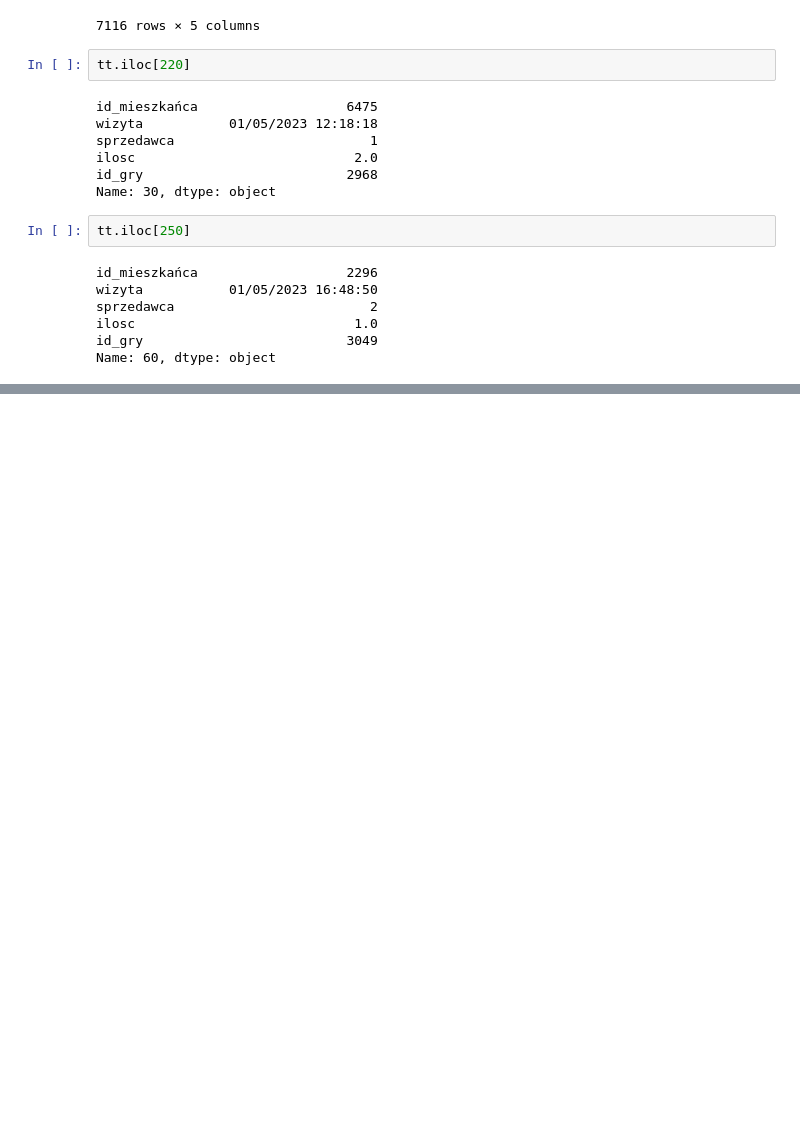
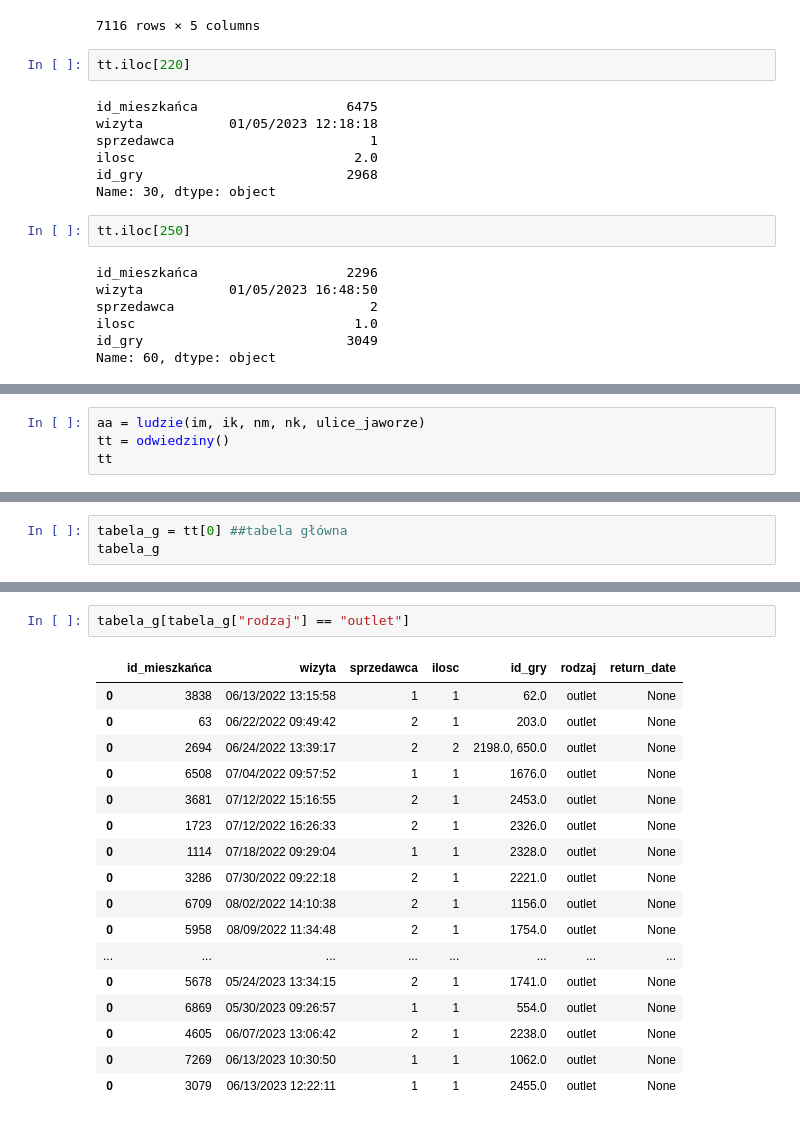
Before and after one commit to tashiamuffin/Cybermachina_26, a Jupyter notebook: N_pomocniczy.ipynb, the cells around one changed output, grey strips where cells are left out. Drawn from its saved outputs; the diff is of its cells as text; blank space fills up the shorter version.

```diff
--- a/N_pomocniczy.ipynb
+++ b/N_pomocniczy.ipynb
@@ -583,0 +623,4 @@ array([1, 2], dtype=int64)
+# %%
+aa = ludzie(im, ik, nm, nk, ulice_jaworze)
+tt = odwiedziny()
+tt
@@ -583,0 +645,3 @@ array([1, 2], dtype=int64)
+# %%
+tabela_g = tt[0] ##tabela główna
+tabela_g
@@ -583,0 +662,20 @@ array([1, 2], dtype=int64)
+# %%
+tabela_g[tabela_g["rodzaj"] == "outlet"]
+# %% [output]
+|  | id_mieszkańca | wizyta | sprzedawca | ilosc | id_gry | rodzaj | return_date |
+| 0 | 3838 | 06/13/2022 13:15:58 | 1 | 1 | 62.0 | outlet | None |
+| 0 | 63 | 06/22/2022 09:49:42 | 2 | 1 | 203.0 | outlet | None |
+| 0 | 2694 | 06/24/2022 13:39:17 | 2 | 2 | 2198.0, 650.0 | outlet | None |
+| 0 | 6508 | 07/04/2022 09:57:52 | 1 | 1 | 1676.0 | outlet | None |
+| 0 | 3681 | 07/12/2022 15:16:55 | 2 | 1 | 2453.0 | outlet | None |
+| 0 | 1723 | 07/12/2022 16:26:33 | 2 | 1 | 2326.0 | outlet | None |
+| 0 | 1114 | 07/18/2022 09:29:04 | 1 | 1 | 2328.0 | outlet | None |
+| 0 | 3286 | 07/30/2022 09:22:18 | 2 | 1 | 2221.0 | outlet | None |
+| 0 | 6709 | 08/02/2022 14:10:38 | 2 | 1 | 1156.0 | outlet | None |
+| 0 | 5958 | 08/09/2022 11:34:48 | 2 | 1 | 1754.0 | outlet | None |
+| ... | ... | ... | ... | ... | ... | ... | ... |
+| 0 | 5678 | 05/24/2023 13:34:15 | 2 | 1 | 1741.0 | outlet | None |
+| 0 | 6869 | 05/30/2023 09:26:57 | 1 | 1 | 554.0 | outlet | None |
+| 0 | 4605 | 06/07/2023 13:06:42 | 2 | 1 | 2238.0 | outlet | None |
+| 0 | 7269 | 06/13/2023 10:30:50 | 1 | 1 | 1062.0 | outlet | None |
+| 0 | 3079 | 06/13/2023 12:22:11 | 1 | 1 | 2455.0 | outlet | None |
```
Also changed, not shown: parts of 33 cells of this notebook.
